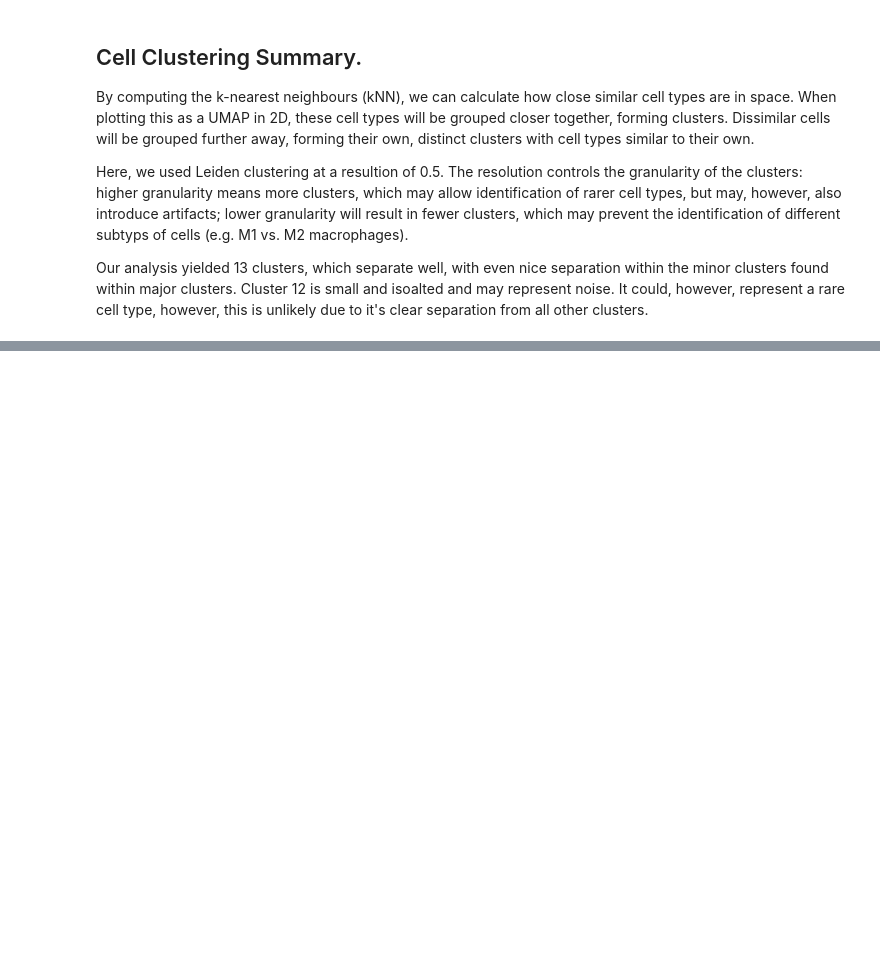
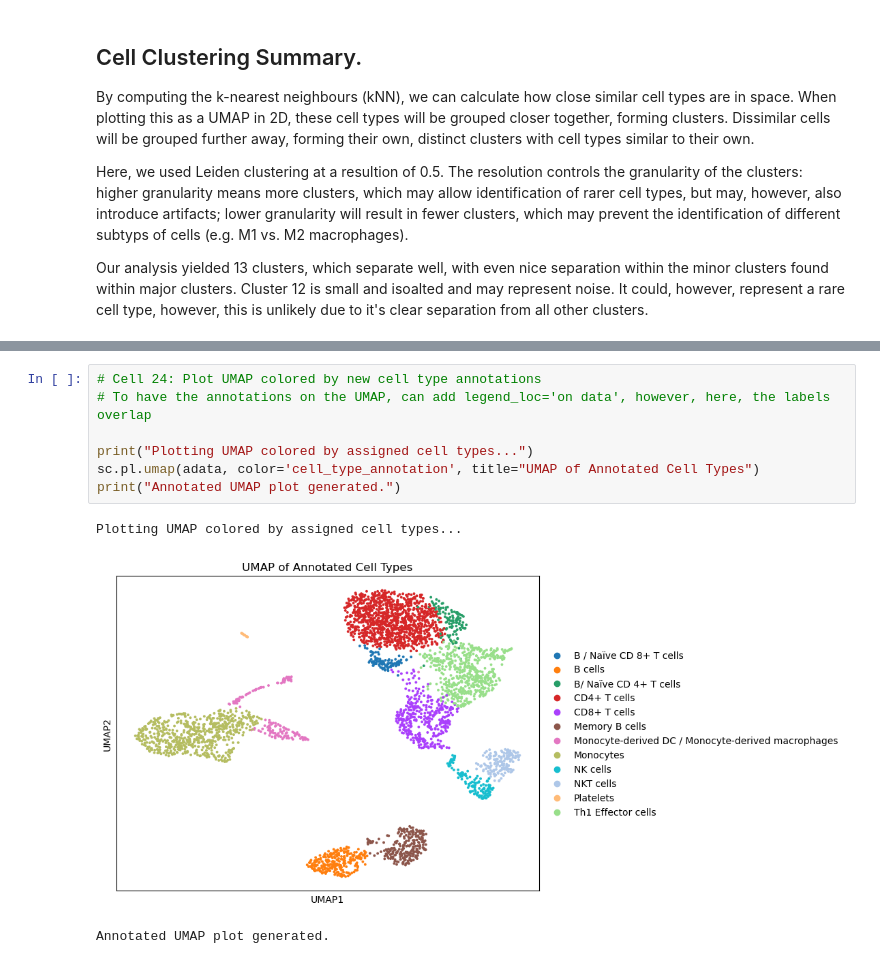
Before and after one commit to adabyt/scrnaseq_analysis_project, a Jupyter notebook: 01_initial_data_exploration.ipynb, the cells around one changed output, grey strips where cells are left out. Cells and saved outputs as stored; diff of their text form; blank space fills up the shorter version.

```diff
--- a/01_initial_data_exploration.ipynb
+++ b/01_initial_data_exploration.ipynb
@@ -454,0 +588,11 @@ Our analysis yielded 13 clusters, which separate well, with even nice separation
+# %%
+# Cell 24: Plot UMAP colored by new cell type annotations
+# To have the annotations on the UMAP, can add legend_loc='on data', however, here, the labels overlap
+
+print("Plotting UMAP colored by assigned cell types...")
+sc.pl.umap(adata, color='cell_type_annotation', title="UMAP of Annotated Cell Types")
+print("Annotated UMAP plot generated.")
+# %% [output]
+Plotting UMAP colored by assigned cell types...
+[figure, added]
+Annotated UMAP plot generated.
```
Also changed, not shown: parts of 6 cells of this notebook.
